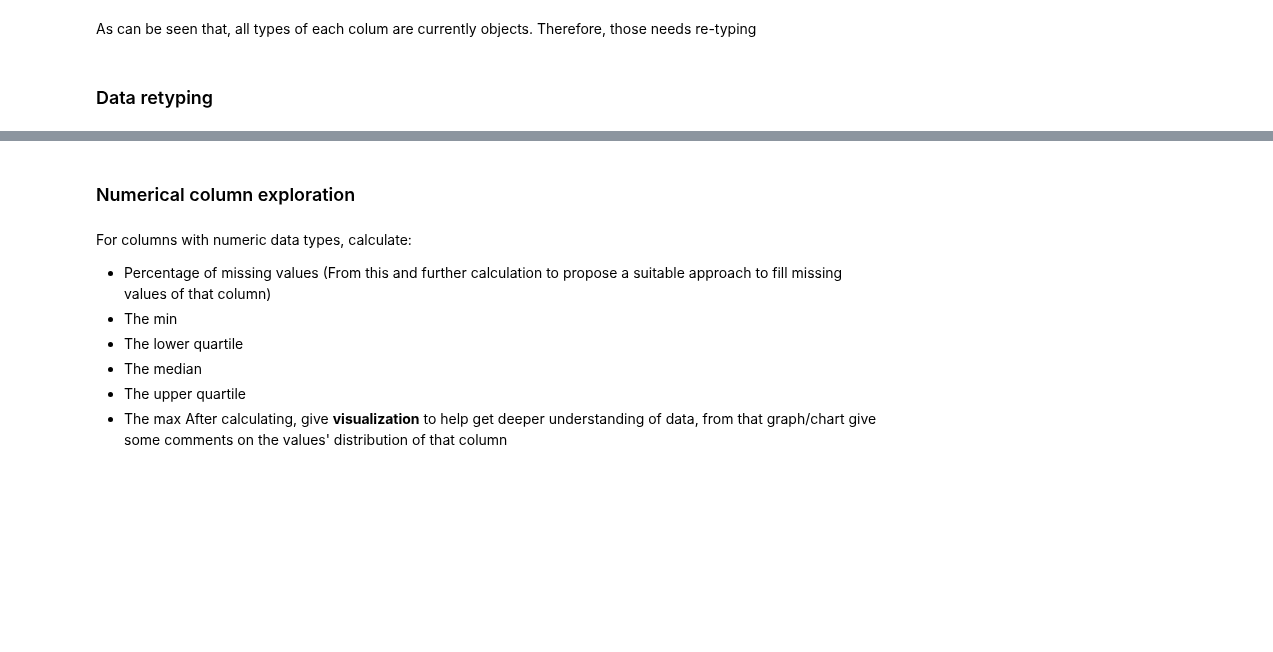
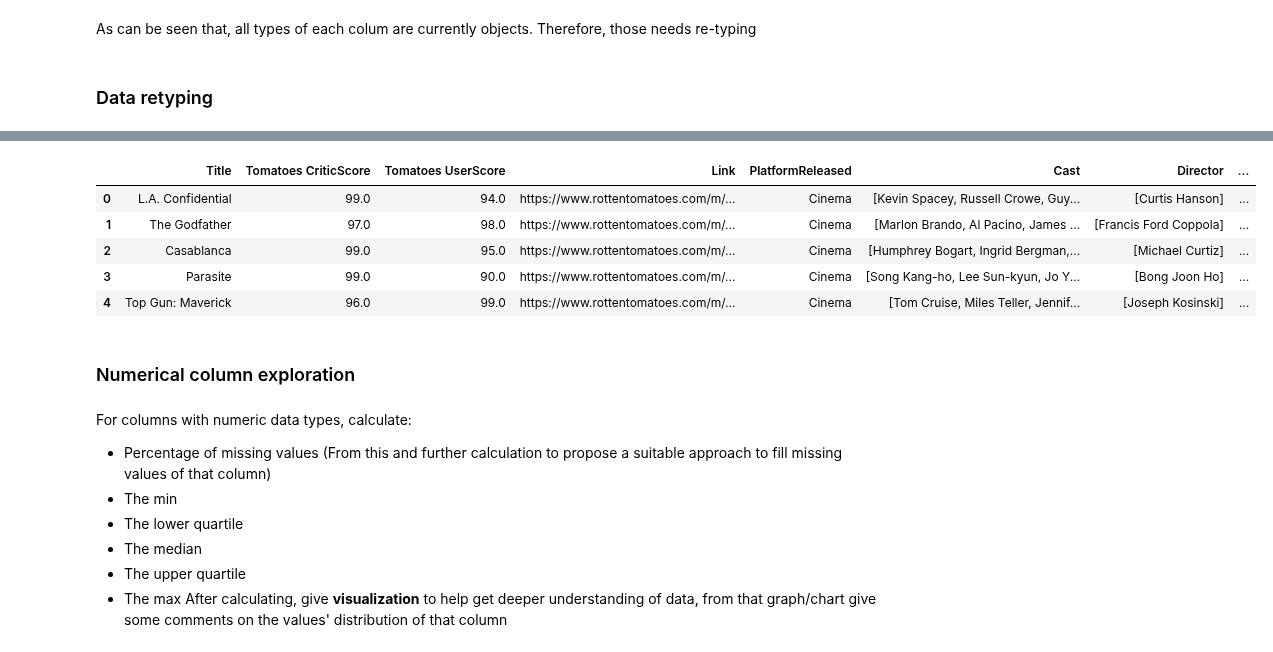
Before and after one commit to truongthuankiet1990gmailcom/Intro2DS---HCMUS---2024, a Jupyter notebook: 22127148_22127224_22127257_22127492.ipynb, the cells around one changed output, grey strips where cells are left out. Drawn from its saved outputs; the diff is of its cells as text; code cells hidden in the pictures; blank space fills up the shorter version.

```diff
--- a/22127148_22127224_22127257_22127492.ipynb
+++ b/22127148_22127224_22127257_22127492.ipynb
@@ -133,3 +281,12 @@ As can be seen that, all types of each colum are currently objects. Therefore, t
+# %%
+raw_data.head()
+# %% [output]
+|  | Title | Tomatoes CriticScore | Tomatoes UserScore | Link | PlatformReleased | Cast | Director | ... |
+| 0 | L.A. Confidential | 99.0 | 94.0 | https://www.rottentomatoes.com/m/... | Cinema | [Kevin Spacey, Russell Crowe, Guy... | [Curtis Hanson] | ... |
+| 1 | The Godfather | 97.0 | 98.0 | https://www.rottentomatoes.com/m/... | Cinema | [Marlon Brando, Al Pacino, James ... | [Francis Ford Coppola] | ... |
+| 2 | Casablanca | 99.0 | 95.0 | https://www.rottentomatoes.com/m/... | Cinema | [Humphrey Bogart, Ingrid Bergman,... | [Michael Curtiz] | ... |
+| 3 | Parasite | 99.0 | 90.0 | https://www.rottentomatoes.com/m/... | Cinema | [Song Kang-ho, Lee Sun-kyun, Jo Y... | [Bong Joon Ho] | ... |
+| 4 | Top Gun: Maverick | 96.0 | 99.0 | https://www.rottentomatoes.com/m/... | Cinema | [Tom Cruise, Miles Teller, Jennif... | [Joseph Kosinski] | ... |
 # %% [markdown]
 ### Numerical column exploration
 # %% [markdown]
```
Also changed, not shown: parts of 29 cells of this notebook.
